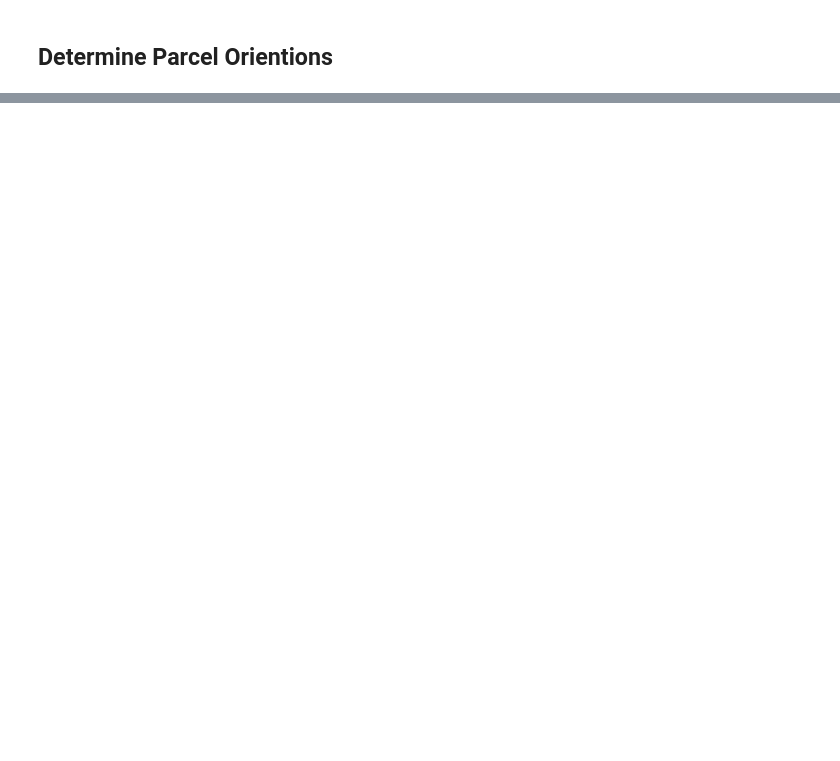
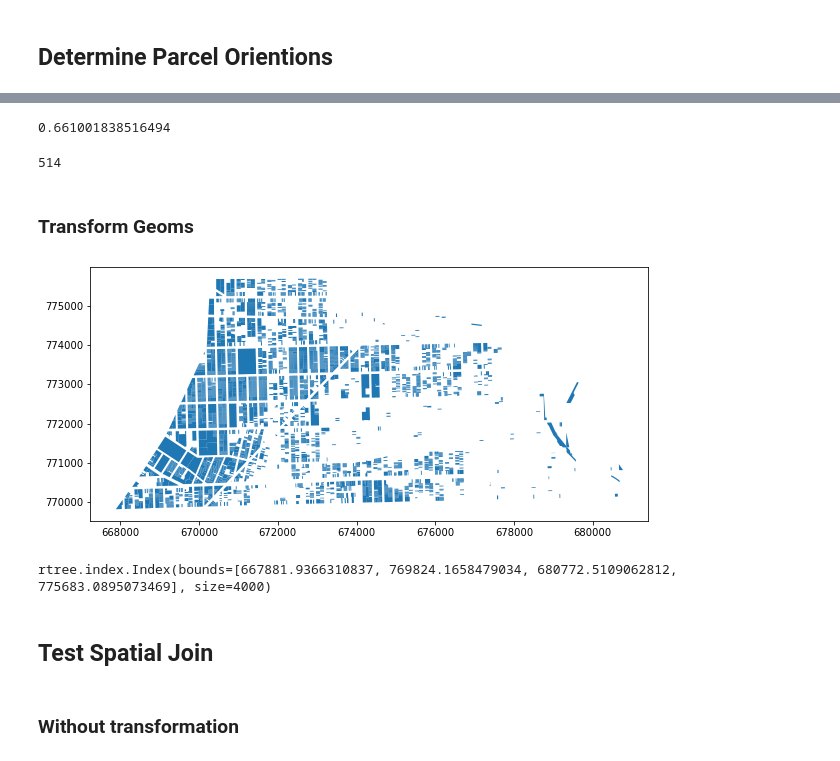
Before and after one commit to raphaellaude/geo-obb, a Jupyter notebook: examples/parcel_obbs.ipynb, the cells around one changed output, grey strips where cells are left out. Drawn from its saved outputs; the diff is of its cells as text; code cells hidden in the pictures; blank space fills up the shorter version.

Commit message:
cleanup and test rot sjoin

```diff
--- a/examples/parcel_obbs.ipynb
+++ b/examples/parcel_obbs.ipynb
@@ -162,0 +95,23 @@ rot_geos.to_file('../data/rot_geos.shp')
+# %%
+med_angle = np.median(abs_angles)
+
+med_angle
+# %% [output]
+0.661001838516494
+# %%
+median_obb_idx = np.argmin(np.abs(angles - med_angle))
+
+median_obb_idx
+# %% [output]
+514
+# %% [markdown]
+### Transform Geoms
+# %%
+tvect = obb.pca_eigenvectors(geo_arrs[median_obb_idx])
+
+rot_geos = gdf.geometry.map(lambda g: obb.transform_geom_coords(g, tvect))
+rot_geos = gpd.GeoDataFrame(rot_geos, crs=gdf.crs)
+
+rot_geos.plot(figsize=(10, 10));
+# %% [output]
+[figure, added]
@@ -162,0 +120,8 @@ rot_geos.to_file('../data/rot_geos.shp')
+# %%
+rot_geos.sindex
+# %% [output]
+rtree.index.Index(bounds=[667881.9366310837, 769824.1658479034, 680772.5109062812, 775683.0895073469], size=4000)
+# %% [markdown]
+## Test Spatial Join
+# %% [markdown]
+### Without transformation
```
Also changed, not shown: parts of 55 cells of this notebook, 4 other files.
